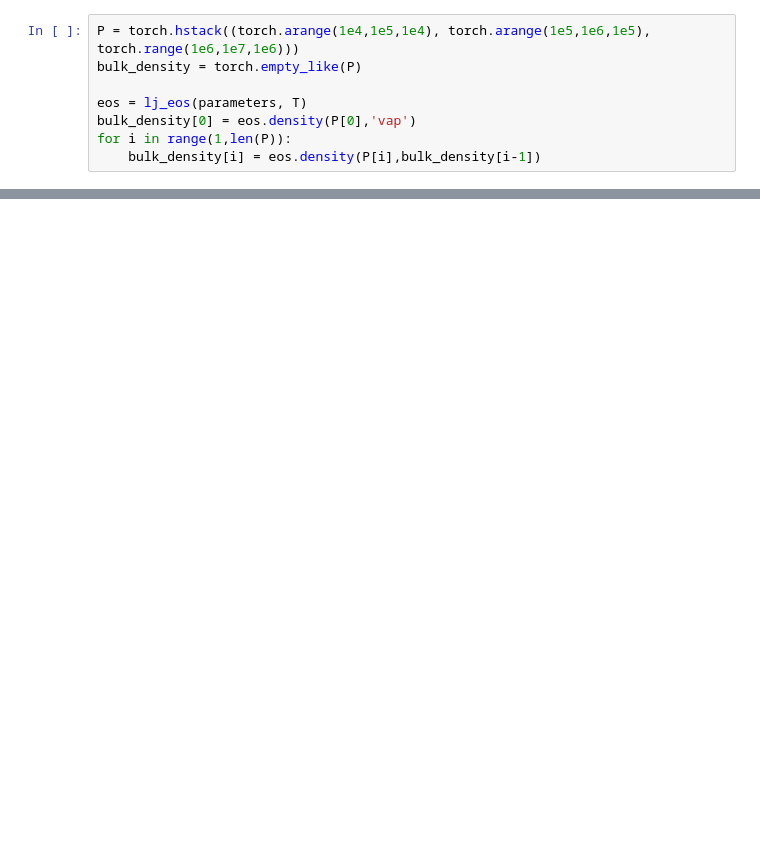
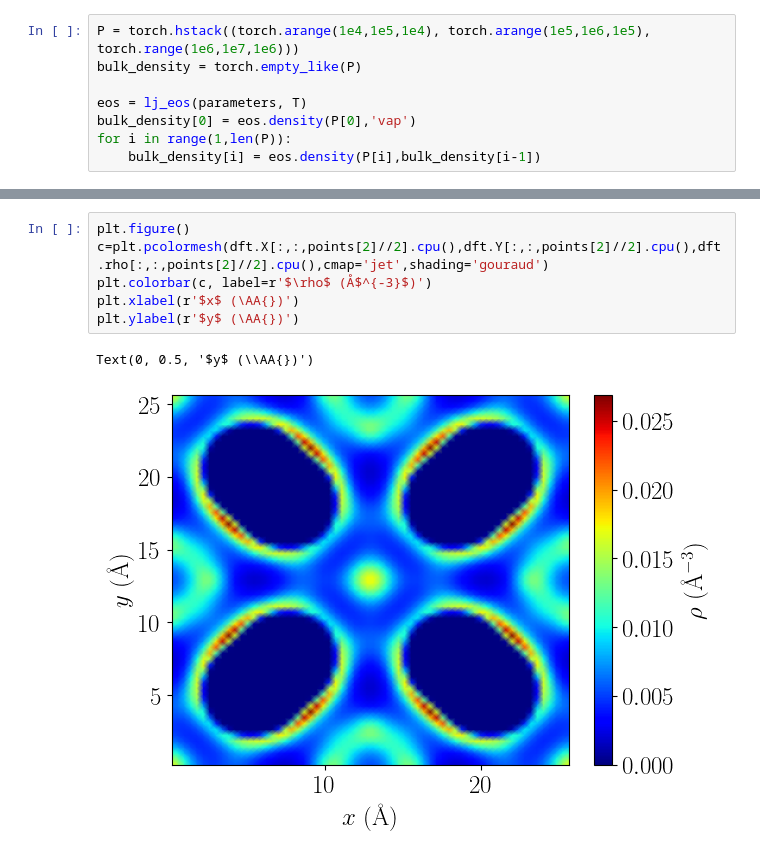
Before and after one commit to lucas-j-santos/LJS-cDFT, a Jupyter notebook: examples/methane_irmof-1.ipynb, the cells around one changed output, grey strips where cells are left out. Drawn from its saved outputs; the diff is of its cells as text; blank space fills up the shorter version.

```diff
--- a/examples/methane_irmof-1.ipynb
+++ b/examples/methane_irmof-1.ipynb
@@ -117,0 +148,9 @@ plt.legend(fontsize=16, frameon=True, edgecolor='k')
+# %%
+plt.figure()
+c=plt.pcolormesh(dft.X[:,:,points[2]//2].cpu(),dft.Y[:,:,points[2]//2].cpu(),dft.rho[:,:,points[2]//2].cpu(),cmap='jet',shading='gouraud')
+plt.colorbar(c, label=r'$\rho$ (Å$^{-3}$)')
+plt.xlabel(r'$x$ (\AA{})')
+plt.ylabel(r'$y$ (\AA{})')
+# %% [output]
+Text(0, 0.5, '$y$ (\\AA{})')
+[figure, added]
```
Also changed, not shown: parts of 5 cells of this notebook, 1 other file.
